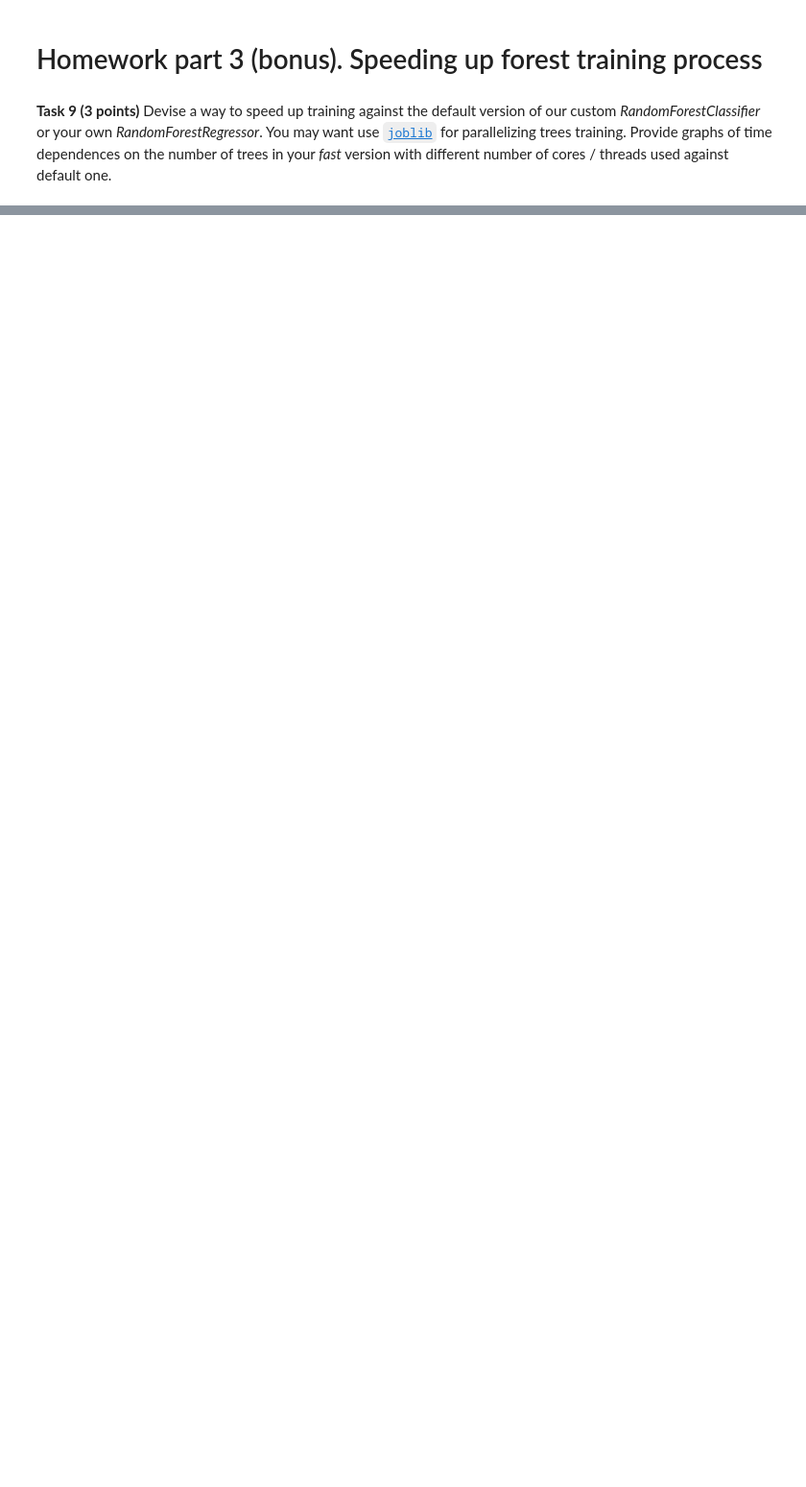
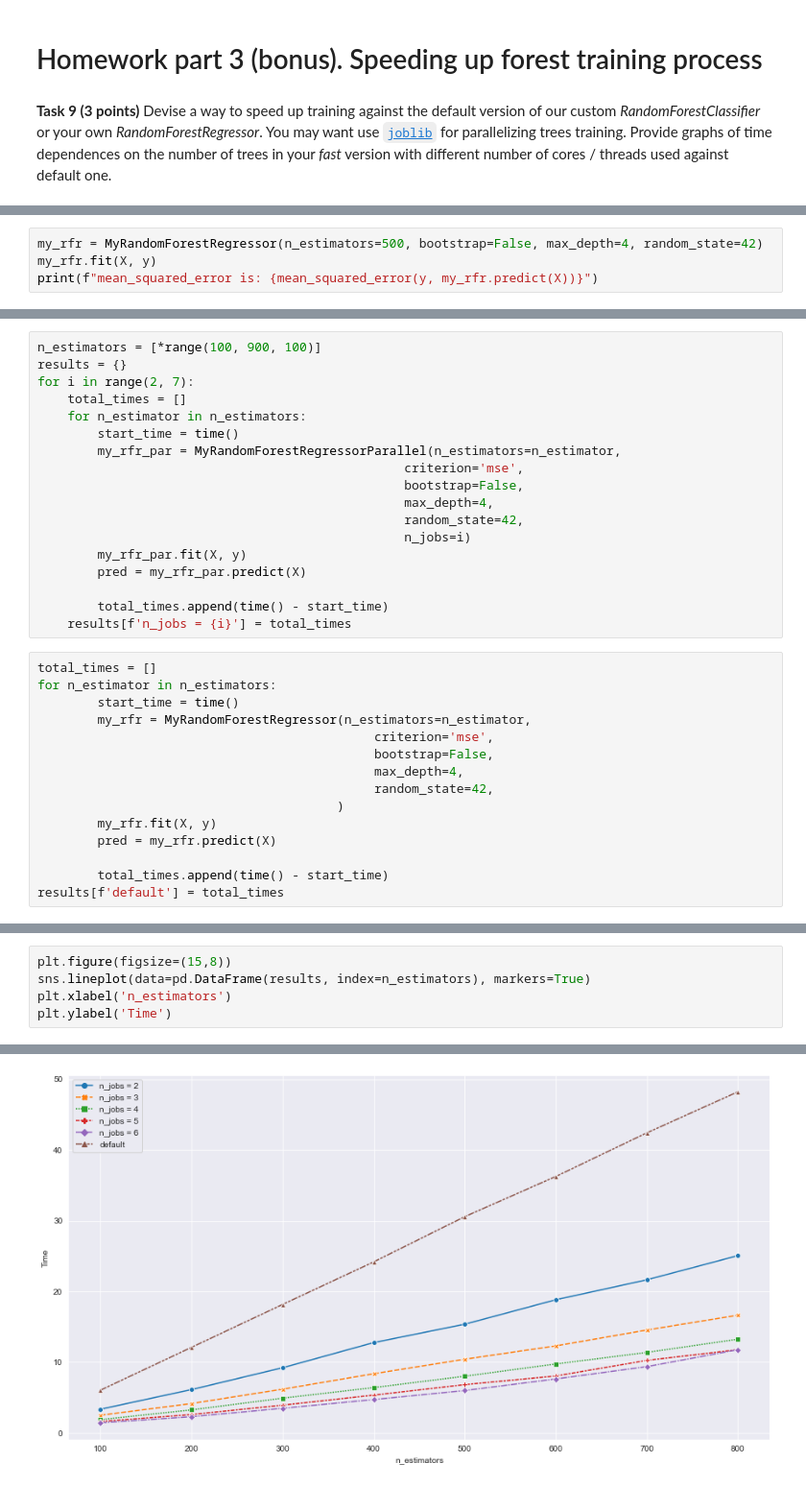
Before and after one commit to andapka/Rolling-Scopes-course, a Jupyter notebook: 6_Trees/trees_shchahlou.ipynb, the cells around one changed output, grey strips where cells are left out. Shown at 96% size. Saved outputs shown, nothing was run; the diff lists cells and outputs as text; blank space fills up the shorter version.

```diff
--- a/6_Trees/trees_shchahlou.ipynb
+++ b/6_Trees/trees_shchahlou.ipynb
@@ -1031,0 +1511,4 @@ mean_squared_error is: 0.01616315025790723
+# %%
+my_rfr = MyRandomForestRegressor(n_estimators=500, bootstrap=False, max_depth=4, random_state=42)
+my_rfr.fit(X, y)
+print(f"mean_squared_error is: {mean_squared_error(y, my_rfr.predict(X))}")
@@ -1031,0 +1522,33 @@ mean_squared_error is: 0.01616315025790723
+# %%
+n_estimators = [*range(100, 900, 100)]
+results = {}
+for i in range(2, 7):
+    total_times = []
+    for n_estimator in n_estimators:
+        start_time = time()
+        my_rfr_par = MyRandomForestRegressorParallel(n_estimators=n_estimator,
+                                                 criterion='mse',
+                                                 bootstrap=False,
+                                                 max_depth=4,
+                                                 random_state=42,
+                                                 n_jobs=i)
+        my_rfr_par.fit(X, y)
+        pred = my_rfr_par.predict(X)
+
+        total_times.append(time() - start_time)
+    results[f'n_jobs = {i}'] = total_times
+# %%
+total_times = []
+for n_estimator in n_estimators:
+        start_time = time()
+        my_rfr = MyRandomForestRegressor(n_estimators=n_estimator,
+                                             criterion='mse',
+                                             bootstrap=False,
+                                             max_depth=4,
+                                             random_state=42,
+                                        )
+        my_rfr.fit(X, y)
+        pred = my_rfr.predict(X)
+
+        total_times.append(time() - start_time)
+results[f'default'] = total_times
@@ -1031,0 +1557,6 @@ mean_squared_error is: 0.01616315025790723
+# %%
+plt.figure(figsize=(15,8))
+sns.lineplot(data=pd.DataFrame(results, index=n_estimators), markers=True)
+plt.xlabel('n_estimators')
+plt.ylabel('Time')
+# %% [output]
@@ -1031,0 +1564 @@ mean_squared_error is: 0.01616315025790723
+[figure, added]
```
Also changed, not shown: parts of 86 cells of this notebook, 4 other files.
